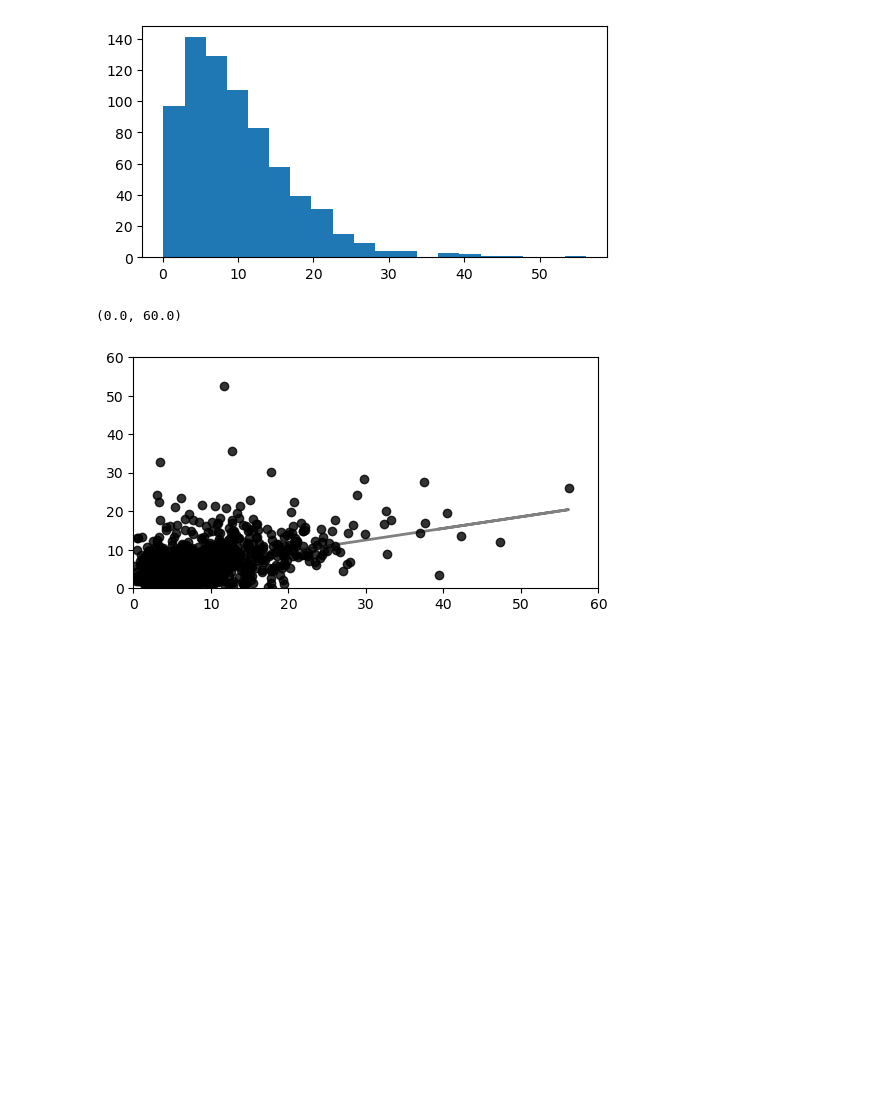
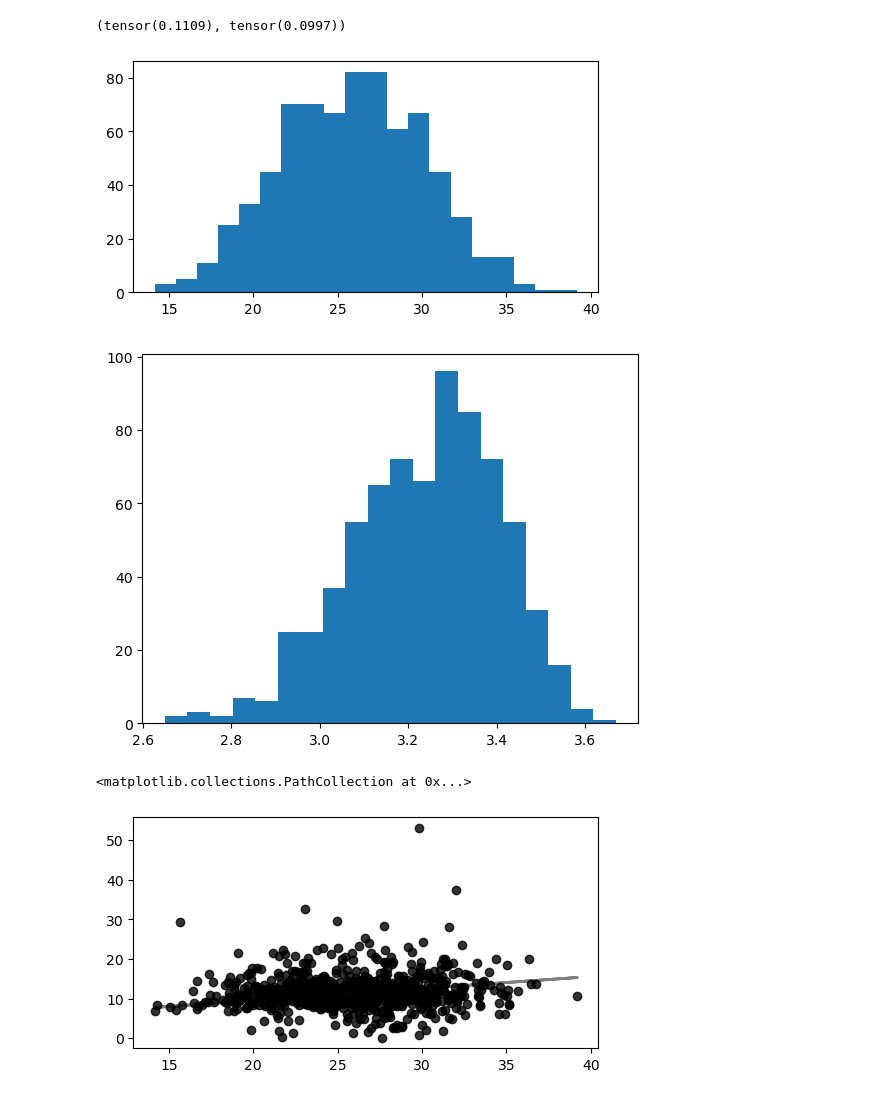
Before and after one commit to HWDance/impspec, a Jupyter notebook: experiments/Healthcare_calibration.ipynb, the cells around one changed output. Cells and saved outputs as stored; diff of their text form; code cells hidden in the pictures; blank space fills up the shorter version.

```diff
--- a/experiments/Healthcare_calibration.ipynb
+++ b/experiments/Healthcare_calibration.ipynb
@@ -9,9 +9,10 @@ os.chdir(path)
 from src.dgps import PSA_VOL, STATIN_PSA
 # %%
 # Sampling Dataset 1
-samples = 1000
+samples = 725
+seed = 0
 
-age, bmi, aspirin, statin, cancer, psa = STATIN_PSA(samples)
+age, bmi, aspirin, statin, cancer, psa = STATIN_PSA(samples, gamma = False, seed =  seed)
 
 # Plotting scatter
 fig,axs = plt.subplots(figsize = (6,3))
@@ -22,19 +23,28 @@ plt.show()
+# %%
+from torch.distributions import Gamma
+logf = torch.log((6.8 + 0.04*age - 0.15*bmi - 0.60*statin + 0.55*aspirin + cancer))
+logf.var()**0.5,Gamma(100,1).sample((100,)).log().var()**0.5
+# %% [output]
+(tensor(0.1109), tensor(0.0997))
 # %%
 # Sampling Dataset 2
 samples = 725
-psa, fvol, vol = PSA_VOL(samples, seed = 10)
+psa, fvol, vol = PSA_VOL(samples, seed = seed, psa = psa)
 
 # Plotting hist and scatter
 fig,axs = plt.subplots(figsize = (6,3))
 plt.hist(psa, 20)
 plt.show()
+plt.hist(psa.log(),20)
+plt.show()
 
 fig,axs = plt.subplots(figsize = (6,3))
 plt.plot(psa, fvol, color = "grey", lw = 2)
 plt.scatter(psa, vol, color = "black", alpha = 0.8, zorder = 10)
-plt.xlim(0,60)
-plt.ylim(0,60)
+#plt.xlim(0,60)
+#plt.ylim(0,60)
 # %% [output]
-[figure, old version]
+[figure, new version]
+[figure, new version]
-(0.0, 60.0)
+<matplotlib.collections.PathCollection at 0x...>
-[figure, old version]
+[figure, added]
```
Also changed, not shown: parts of 1 cell of this notebook, 6 other files.
